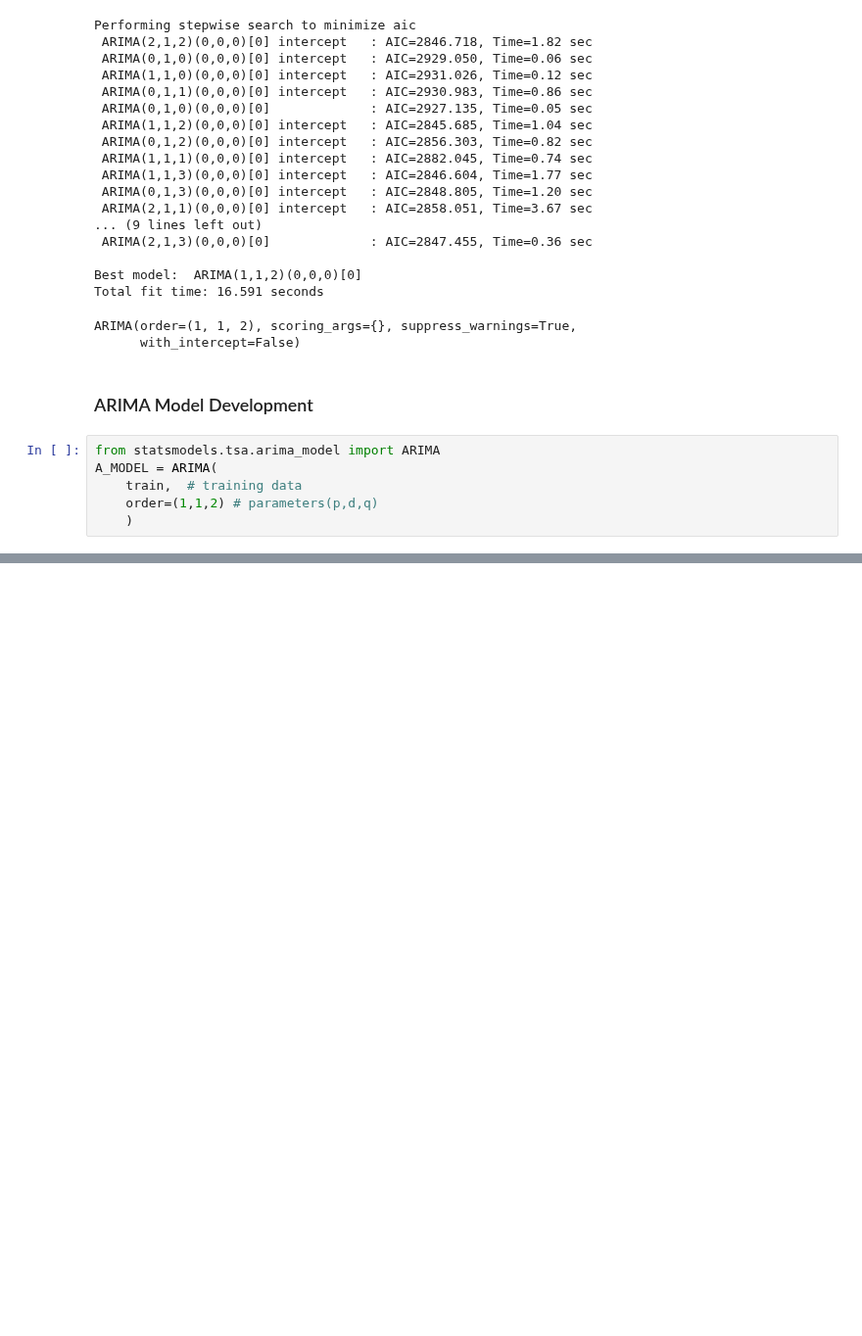
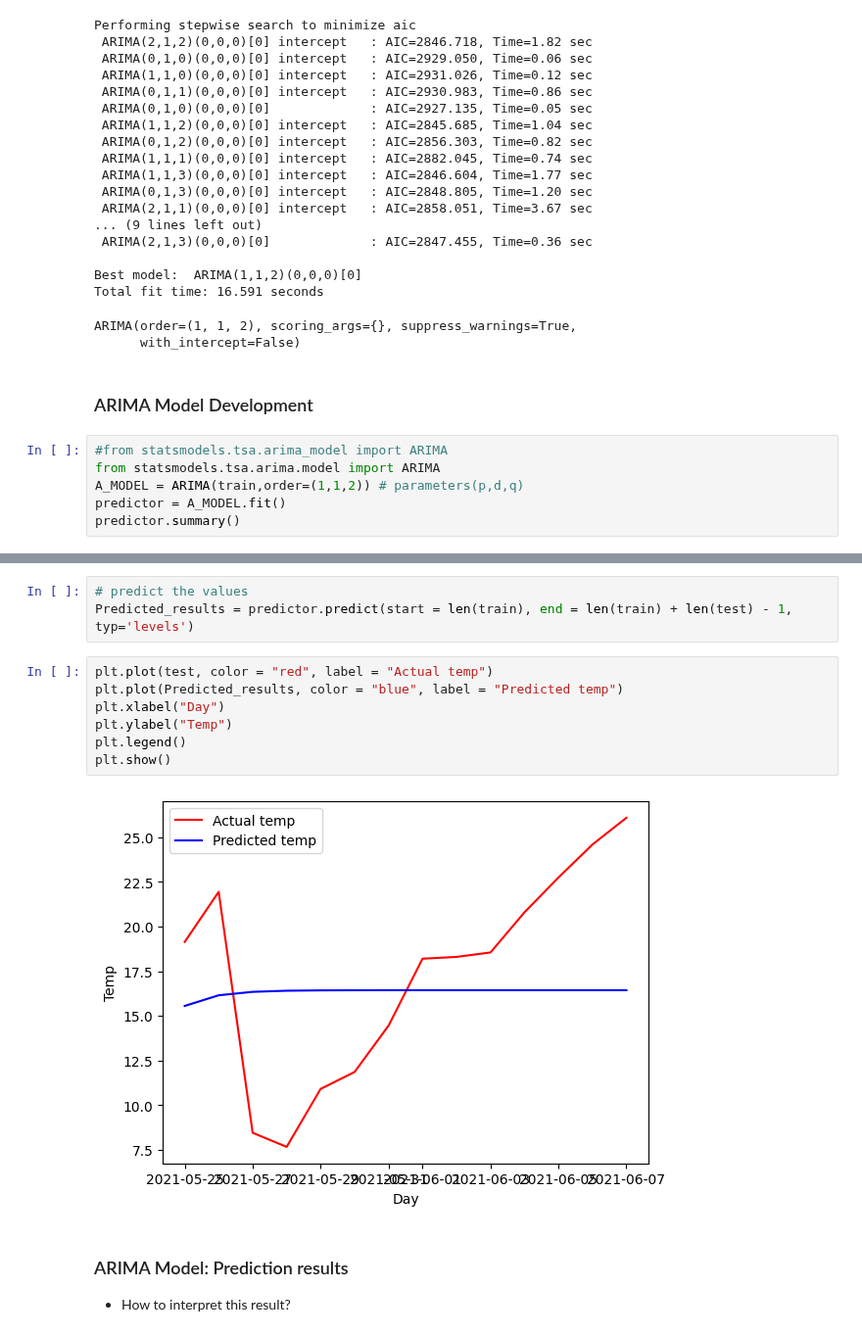
Before and after one commit to rizaho/ml_for_financial_analysis, a Jupyter notebook: 101_Time_Series_Analysis_And_Forecasting_with_Python.ipynb, the cells around one changed output, grey strips where cells are left out. Shown at 98% size. Drawn from its saved outputs; the diff is of its cells as text; blank space fills up the shorter version.

```diff
--- a/101_Time_Series_Analysis_And_Forecasting_with_Python.ipynb
+++ b/101_Time_Series_Analysis_And_Forecasting_with_Python.ipynb
@@ -166,8 +166,8 @@ ARIMA(order=(1, 1, 2), scoring_args={}, suppress_warnings=True,
 # %% [markdown]
 ### ARIMA Model Development
 # %%
-from statsmodels.tsa.arima_model import ARIMA
-A_MODEL = ARIMA(
-    train,  # training data
-    order=(1,1,2) # parameters(p,d,q)
-    )
+#from statsmodels.tsa.arima_model import ARIMA
+from statsmodels.tsa.arima.model import ARIMA
+A_MODEL = ARIMA(train,order=(1,1,2)) # parameters(p,d,q)
+predictor = A_MODEL.fit()
+predictor.summary()
@@ -173,0 +194,16 @@ A_MODEL = ARIMA(
+# %%
+# predict the values
+Predicted_results = predictor.predict(start = len(train), end = len(train) + len(test) - 1, typ='levels')
+# %%
+plt.plot(test, color = "red", label = "Actual temp")
+plt.plot(Predicted_results, color = "blue", label = "Predicted temp")
+plt.xlabel("Day")
+plt.ylabel("Temp")
+plt.legend()
+plt.show()
+# %% [output]
+[figure, added]
+# %% [markdown]
+### ARIMA Model: Prediction results
+
+* How to interpret this result?
```
Also changed, not shown: parts of 1 cell of this notebook.
